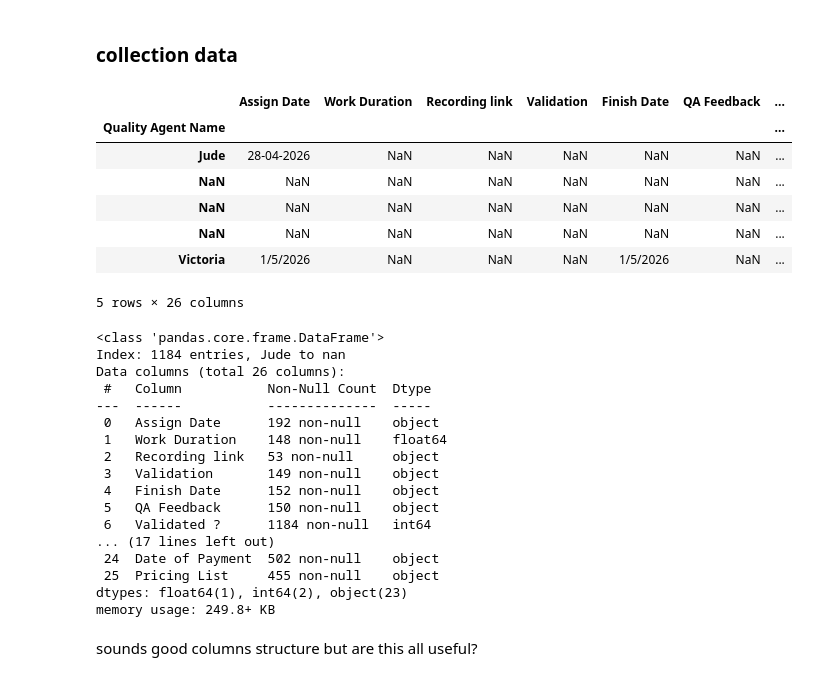
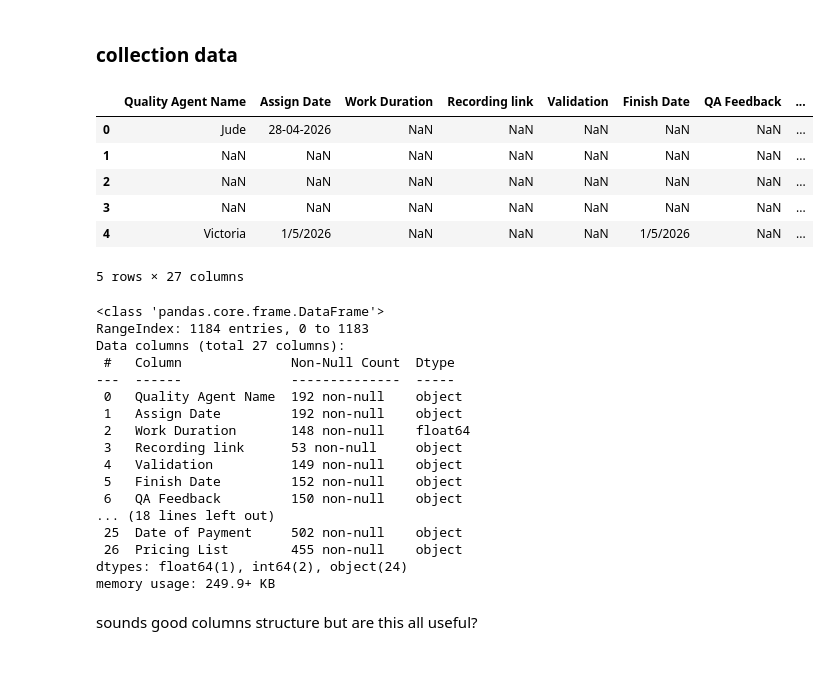
Before and after one commit to youssef-113/end-to-end-TimeSeries-forecasting, a Jupyter notebook: notebook/Understanding-Cleaning-EDA-CompaignData.ipynb, the cells around one changed output. Saved outputs shown, nothing was run; the diff lists cells and outputs as text; code cells hidden in the pictures.

```diff
--- a/notebook/Understanding-Cleaning-EDA-CompaignData.ipynb
+++ b/notebook/Understanding-Cleaning-EDA-CompaignData.ipynb
@@ -80,37 +86,36 @@ from datetime import datetime
 # %% [markdown]
 ### collection data
 # %%
-dataset = pd.read_csv('../data/sample data.csv', index_col=0)
+dataset = pd.read_csv('../data/sample data.csv')
 dataset.head()
 # %% [output]
-|  | Assign Date | Work Duration | Recording link | Validation | Finish Date | QA Feedback | ... |
-| Quality Agent Name |  |  |  |  |  |  | ... |
-| Jude | 28-04-2026 | NaN | NaN | NaN | NaN | NaN | ... |
-| NaN | NaN | NaN | NaN | NaN | NaN | NaN | ... |
-| NaN | NaN | NaN | NaN | NaN | NaN | NaN | ... |
-| NaN | NaN | NaN | NaN | NaN | NaN | NaN | ... |
-| Victoria | 1/5/2026 | NaN | NaN | NaN | 1/5/2026 | NaN | ... |
+|  | Quality Agent Name | Assign Date | Work Duration | Recording link | Validation | Finish Date | QA Feedback | ... |
+| 0 | Jude | 28-04-2026 | NaN | NaN | NaN | NaN | NaN | ... |
+| 1 | NaN | NaN | NaN | NaN | NaN | NaN | NaN | ... |
+| 2 | NaN | NaN | NaN | NaN | NaN | NaN | NaN | ... |
+| 3 | NaN | NaN | NaN | NaN | NaN | NaN | NaN | ... |
+| 4 | Victoria | 1/5/2026 | NaN | NaN | NaN | 1/5/2026 | NaN | ... |
-5 rows × 26 columns
+5 rows × 27 columns
 # %%
 dataset.info()
 # %% [output]
 <class 'pandas.core.frame.DataFrame'>
-Index: 1184 entries, Jude to nan
-Data columns (total 26 columns):
- #   Column           Non-Null Count  Dtype
----  ------           --------------  -----
- 0   Assign Date      192 non-null    object
- 1   Work Duration    148 non-null    float64
- 2   Recording link   53 non-null     object
- 3   Validation       149 non-null    object
- 4   Finish Date      152 non-null    object
- 5   QA Feedback      150 non-null    object
- 6   Validated ?      1184 non-null   int64
-... (17 lines left out)
- 24  Date of Payment  502 non-null    object
- 25  Pricing List     455 non-null    object
-dtypes: float64(1), int64(2), object(23)
-memory usage: 249.8+ KB
+RangeIndex: 1184 entries, 0 to 1183
+Data columns (total 27 columns):
+ #   Column              Non-Null Count  Dtype
+---  ------              --------------  -----
+ 0   Quality Agent Name  192 non-null    object
+ 1   Assign Date         192 non-null    object
+ 2   Work Duration       148 non-null    float64
+ 3   Recording link      53 non-null     object
+ 4   Validation          149 non-null    object
+ 5   Finish Date         152 non-null    object
+ 6   QA Feedback         150 non-null    object
+... (18 lines left out)
+ 25  Date of Payment     502 non-null    object
+ 26  Pricing List        455 non-null    object
+dtypes: float64(1), int64(2), object(24)
+memory usage: 249.9+ KB
 # %% [markdown]
 sounds good columns structure but are this all useful?
 # %% [markdown]
```
Also changed, not shown: parts of 170 cells of this notebook, 39 other files.
